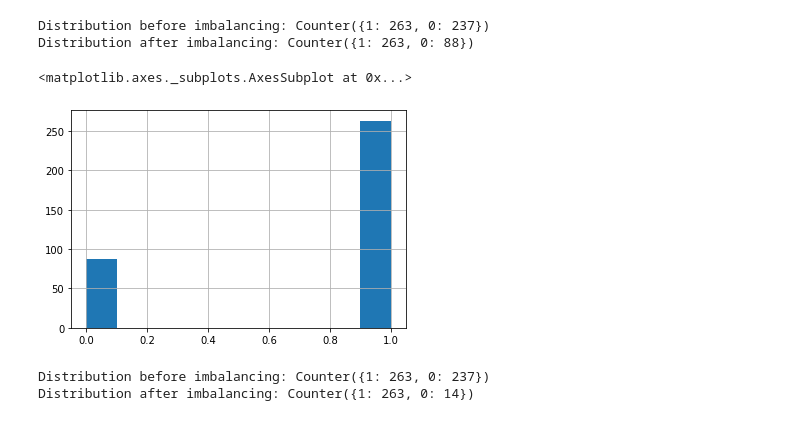
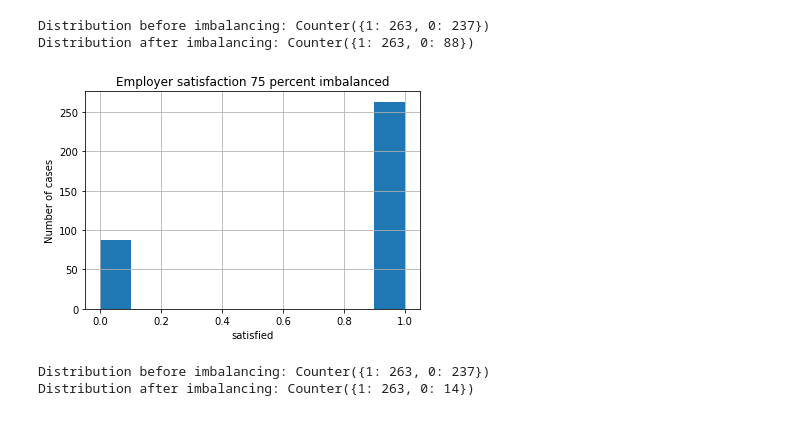
Before and after one commit to ss21462/CE888, a Jupyter notebook: employee satisfaction index 10.ipynb, the cells around one changed output. Drawn from its saved outputs; the diff is of its cells as text; code cells hidden in the pictures.

```diff
--- a/employee satisfaction index 10.ipynb
+++ b/employee satisfaction index 10.ipynb
@@ -138,11 +145,19 @@ print(f'Distribution after imbalancing: {Counter(y_res1)}')
 # %% [output]
 Distribution before imbalancing: Counter({1: 263, 0: 237})
 Distribution after imbalancing: Counter({1: 263, 0: 88})
-# %%
-y_res1.hist() # 75 percent imbalance
-# %% [output]
-<matplotlib.axes._subplots.AxesSubplot at 0x...>
-[figure, removed]
+# %%
+hist3=y_res1.hist() # 75 percent imbalance
+
+
+fig=hist3.get_figure()
+
+pl.title('Employer satisfaction 75 percent imbalanced')
+pl.xlabel('satisfied')
+pl.ylabel('Number of cases')
+
+fig.savefig('Imbalanced 75 one')
+# %% [output]
+[figure, added]
 # %%
 
 print(f'Distribution before imbalancing: {Counter(y)}')
```
Also changed, not shown: parts of 5 cells of this notebook.
